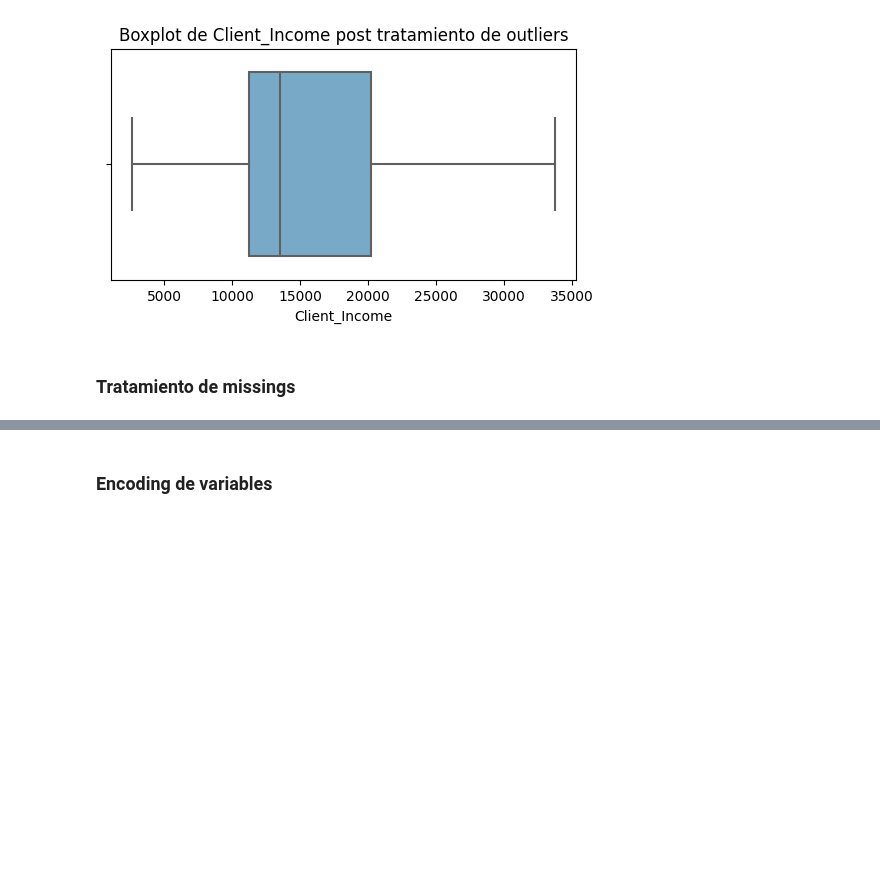
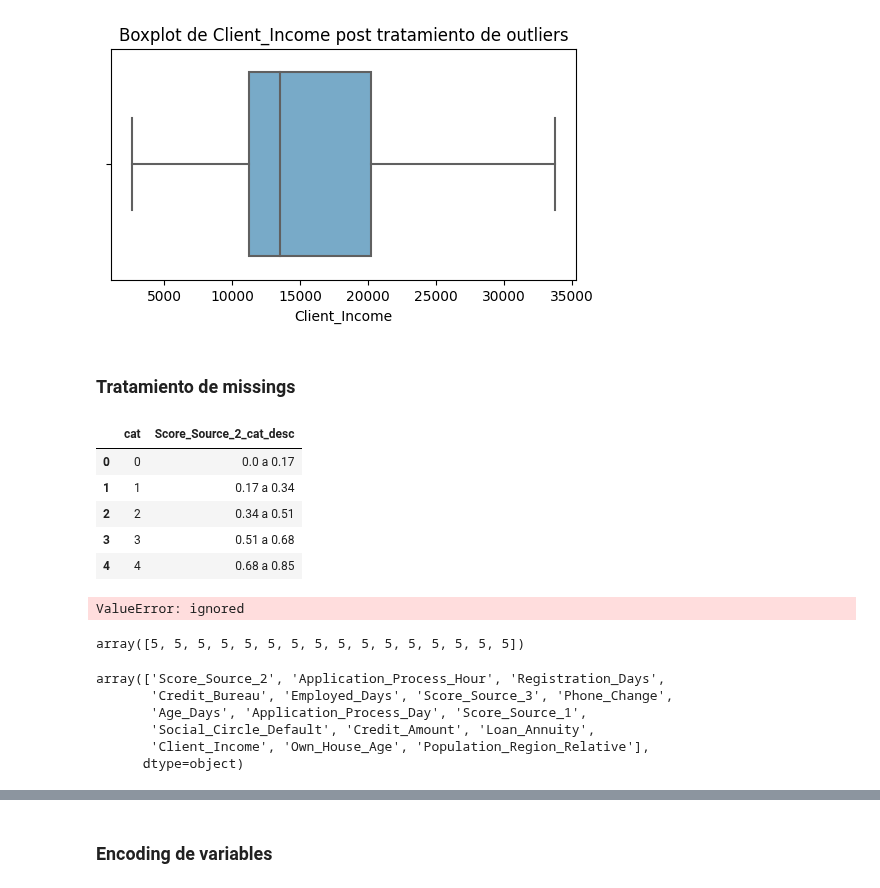
Before and after one commit to JCaballerot/Credit-Scoring, a Jupyter notebook: CreditScoring/00. Lab_Automobile_Scorecard.ipynb, the cells around one changed output, grey strips where cells are left out. Drawn from its saved outputs; the diff is of its cells as text; code cells hidden in the pictures; blank space fills up the shorter version.

```diff
--- a/CreditScoring/00. Lab_Automobile_Scorecard.ipynb
+++ b/CreditScoring/00. Lab_Automobile_Scorecard.ipynb
@@ -291,0 +325,30 @@ test[[x + '_cat' for x in numeric_features]] = discretizer.transform(test[numeri
+# %%
+
+temporal = pd.DataFrame({'cat': range(0, discretizer.n_bins_[position])})
+temporal[column + '_cat_desc'] = my_list
+
+temporal
+# %% [output]
+|  | cat | Score_Source_2_cat_desc |
+| 0 | 0 | 0.0 a 0.17 |
+| 1 | 1 | 0.17 a 0.34 |
+| 2 | 2 | 0.34 a 0.51 |
+| 3 | 3 | 0.51 a 0.68 |
+| 4 | 4 | 0.68 a 0.85 |
+# %%
+pd.merge(train, temp, on = [column + '_cat'], how = 'left')
+# %% [output]
+ValueError: ignored
+# %%
+discretizer.n_bins_
+# %% [output]
+array([5, 5, 5, 5, 5, 5, 5, 5, 5, 5, 5, 5, 5, 5, 5, 5])
+# %%
+discretizer.feature_names_in_
+# %% [output]
+array(['Score_Source_2', 'Application_Process_Hour', 'Registration_Days',
+       'Credit_Bureau', 'Employed_Days', 'Score_Source_3', 'Phone_Change',
+       'Age_Days', 'Application_Process_Day', 'Score_Source_1',
+       'Social_Circle_Default', 'Credit_Amount', 'Loan_Annuity',
+       'Client_Income', 'Own_House_Age', 'Population_Region_Relative'],
+      dtype=object)
```
Also changed, not shown: parts of 13 cells of this notebook.
